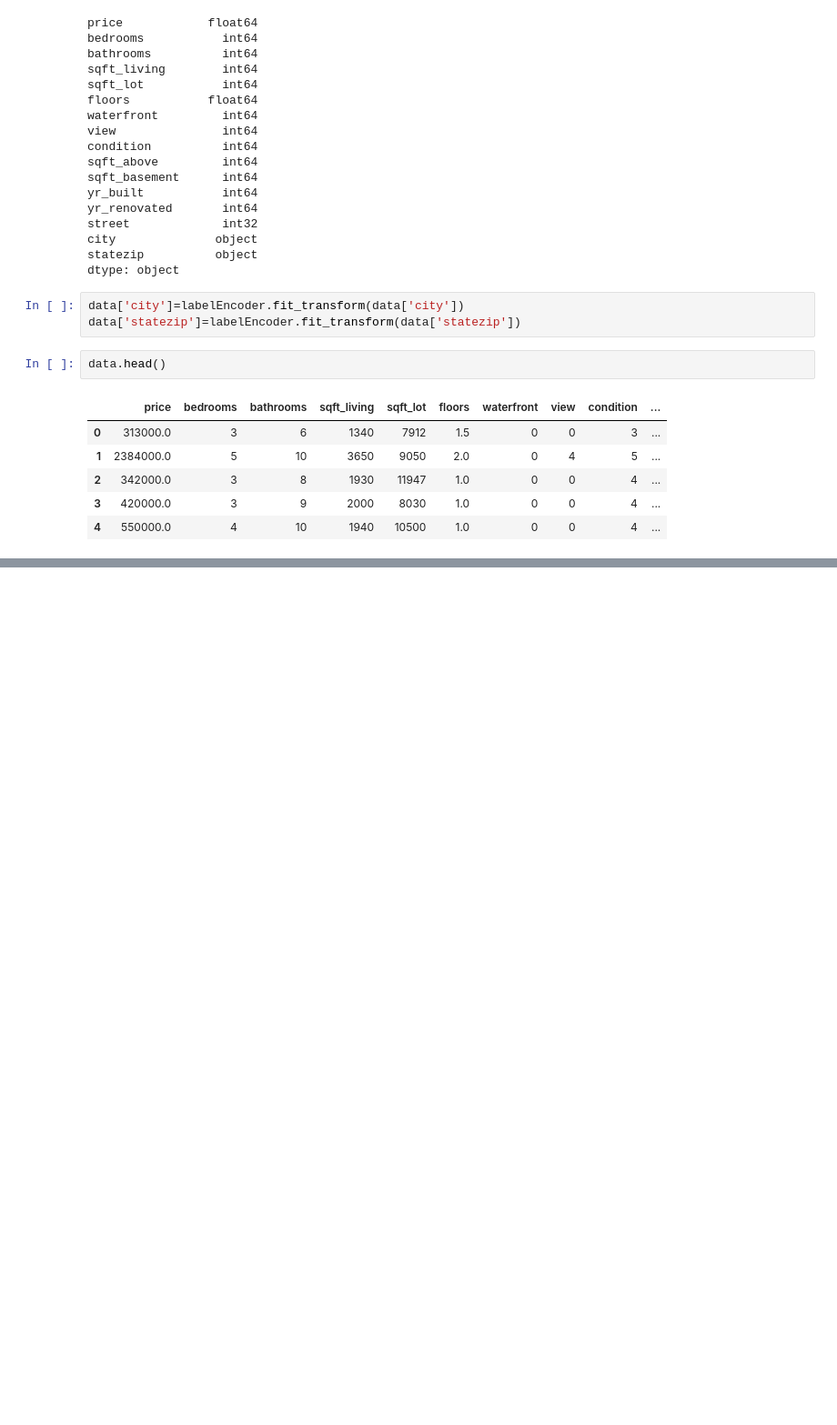
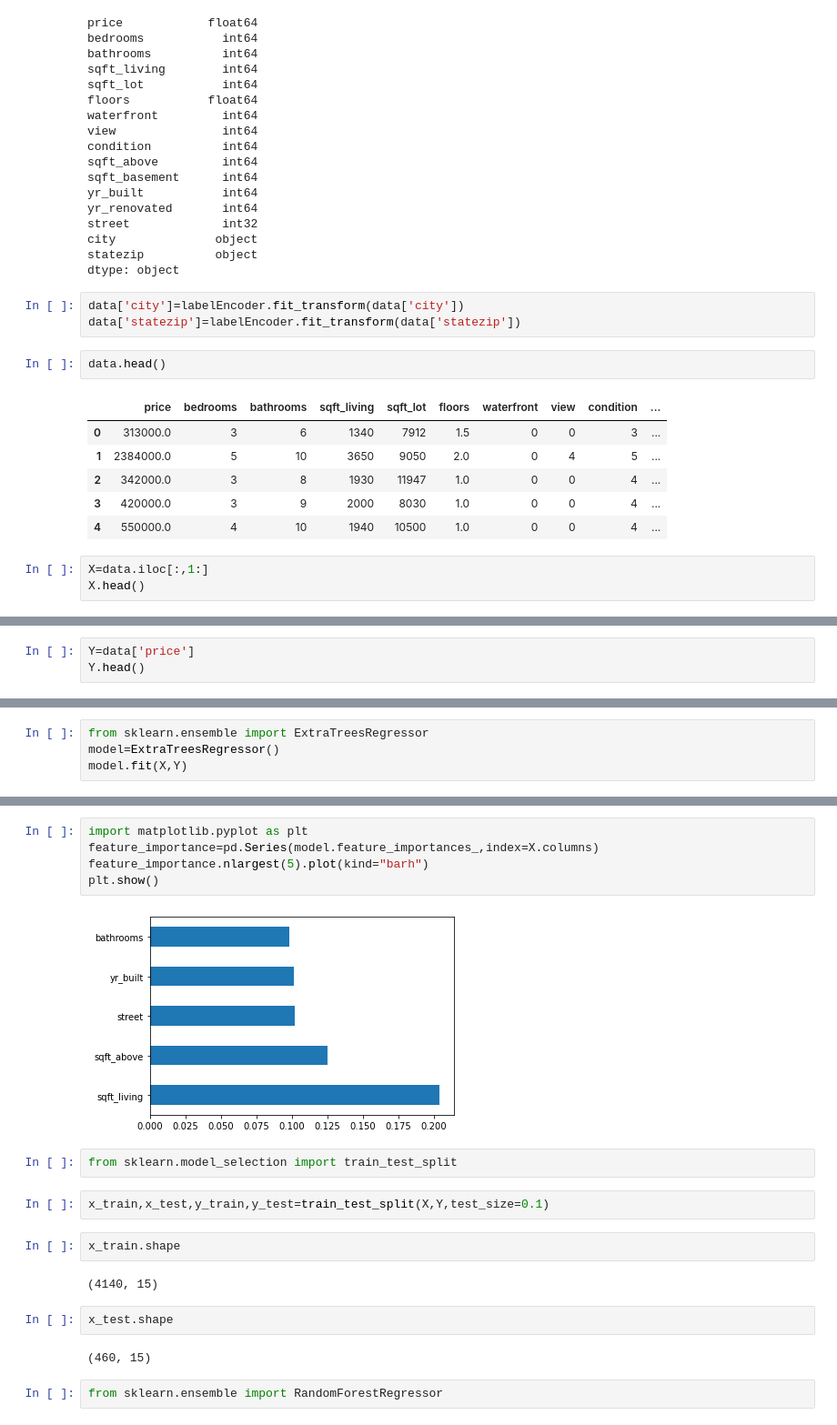
Before and after one commit to anikislam104/House-price-prediction, a Jupyter notebook: archive/HPP.ipynb, the cells around one changed output, grey strips where cells are left out. Shown at 91% size. Drawn from its saved outputs; the diff is of its cells as text; blank space fills up the shorter version.

Commit message:
model

```diff
--- a/archive/HPP.ipynb
+++ b/archive/HPP.ipynb
@@ -282,3 +282,6 @@ data.head()
 | 2 | 342000.0 | 3 | 8 | 1930 | 11947 | 1.0 | 0 | 0 | 4 | ... |
 | 3 | 420000.0 | 3 | 9 | 2000 | 8030 | 1.0 | 0 | 0 | 4 | ... |
 | 4 | 550000.0 | 4 | 10 | 1940 | 10500 | 1.0 | 0 | 0 | 4 | ... |
+# %%
+X=data.iloc[:,1:]
+X.head()
@@ -284,0 +295,3 @@ data.head()
+# %%
+Y=data['price']
+Y.head()
@@ -284,0 +305,4 @@ data.head()
+# %%
+from sklearn.ensemble import ExtraTreesRegressor
+model=ExtraTreesRegressor()
+model.fit(X,Y)
@@ -284,0 +324,21 @@ data.head()
+# %%
+import matplotlib.pyplot as plt
+feature_importance=pd.Series(model.feature_importances_,index=X.columns)
+feature_importance.nlargest(5).plot(kind="barh")
+plt.show()
+# %% [output]
+[figure, added]
+# %%
+from sklearn.model_selection import train_test_split
+# %%
+x_train,x_test,y_train,y_test=train_test_split(X,Y,test_size=0.1)
+# %%
+x_train.shape
+# %% [output]
+(4140, 15)
+# %%
+x_test.shape
+# %% [output]
+(460, 15)
+# %%
+from sklearn.ensemble import RandomForestRegressor
```
Also changed, not shown: parts of 10 cells of this notebook.
